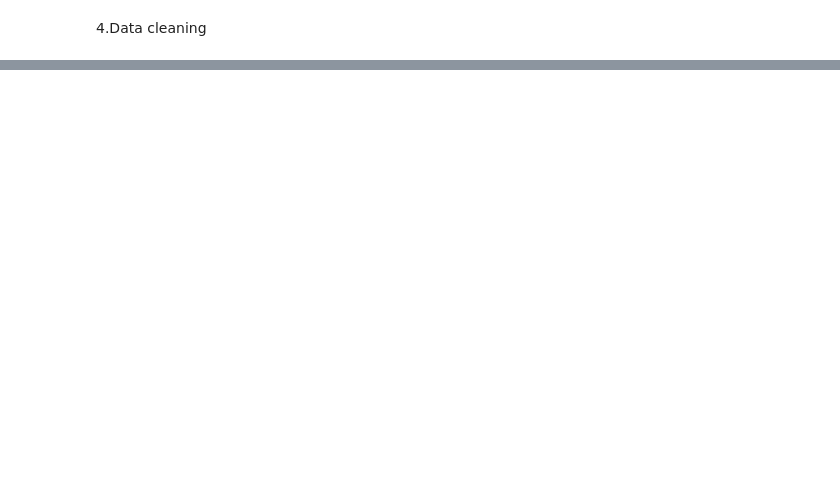
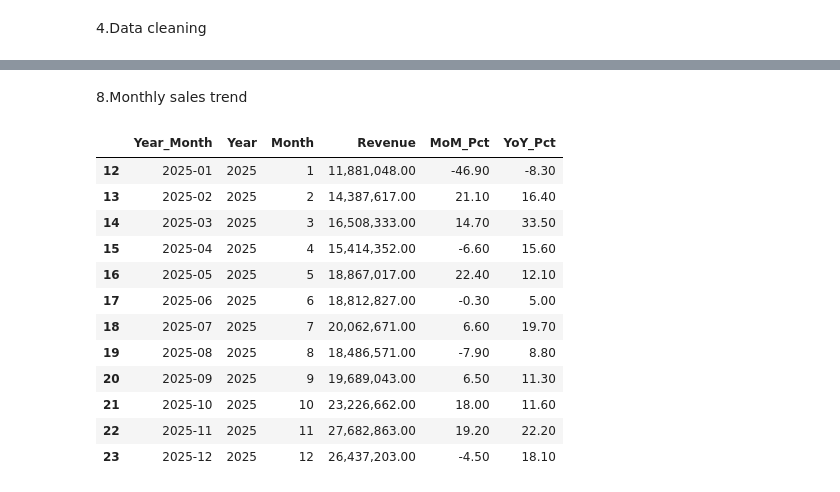
Before and after one commit to sradha8658/Sales-Performance-Revenue-Analysis-Dashboard, a Jupyter notebook: Sales_Performance_Revenue_Analysis.ipynb, the cells around one changed output, grey strips where cells are left out. Saved outputs shown, nothing was run; the diff lists cells and outputs as text; code cells hidden in the pictures; blank space fills up the shorter version.

```diff
--- a/Sales_Performance_Revenue_Analysis.ipynb
+++ b/Sales_Performance_Revenue_Analysis.ipynb
@@ -5,12 +5,13 @@
 # %%
 import pandas as pd
 import numpy as np
+import sqlite3
 import matplotlib.pyplot as plt
 import seaborn as sns
-import sqlite3
+from matplotlib.ticker import FuncFormatter
 
-# Better chart appearance
-plt.rcParams['figure.figsize'] = (10,5)
 sns.set_style('whitegrid')
+pd.options.display.float_format = '{:,.2f}'.format
+pd.options.display.width = 140
 # %% [markdown]
 2.Create a realistic sales dataset
@@ -243,0 +298,34 @@ Power BI ready file exported
+# %% [markdown]
+8.Monthly sales trend
+# %%
+monthly = run('03_monthly_mom_yoy', '''
+WITH monthly AS (
+    SELECT d.Year_Month, d.Year, d.Month, SUM(f.Revenue) AS Revenue
+    FROM fact_sales f
+    JOIN dim_date d ON f.Order_Date = d.Date
+    GROUP BY d.Year_Month, d.Year, d.Month
+)
+SELECT Year_Month, Year, Month,
+       ROUND(Revenue, 0) AS Revenue,
+       ROUND(100.0 * (Revenue - LAG(Revenue, 1)  OVER (ORDER BY Year_Month))
+                   / LAG(Revenue, 1)  OVER (ORDER BY Year_Month), 1) AS MoM_Pct,
+       ROUND(100.0 * (Revenue - LAG(Revenue, 12) OVER (ORDER BY Year_Month))
+                   / LAG(Revenue, 12) OVER (ORDER BY Year_Month), 1) AS YoY_Pct
+FROM monthly
+ORDER BY Year_Month;
+''')
+monthly.tail(12)
+# %% [output]
+|  | Year_Month | Year | Month | Revenue | MoM_Pct | YoY_Pct |
+| 12 | 2025-01 | 2025 | 1 | 11,881,048.00 | -46.90 | -8.30 |
+| 13 | 2025-02 | 2025 | 2 | 14,387,617.00 | 21.10 | 16.40 |
+| 14 | 2025-03 | 2025 | 3 | 16,508,333.00 | 14.70 | 33.50 |
+| 15 | 2025-04 | 2025 | 4 | 15,414,352.00 | -6.60 | 15.60 |
+| 16 | 2025-05 | 2025 | 5 | 18,867,017.00 | 22.40 | 12.10 |
+| 17 | 2025-06 | 2025 | 6 | 18,812,827.00 | -0.30 | 5.00 |
+| 18 | 2025-07 | 2025 | 7 | 20,062,671.00 | 6.60 | 19.70 |
+| 19 | 2025-08 | 2025 | 8 | 18,486,571.00 | -7.90 | 8.80 |
+| 20 | 2025-09 | 2025 | 9 | 19,689,043.00 | 6.50 | 11.30 |
+| 21 | 2025-10 | 2025 | 10 | 23,226,662.00 | 18.00 | 11.60 |
+| 22 | 2025-11 | 2025 | 11 | 27,682,863.00 | 19.20 | 22.20 |
+| 23 | 2025-12 | 2025 | 12 | 26,437,203.00 | -4.50 | 18.10 |
```
Also changed, not shown: parts of 51 cells of this notebook.
